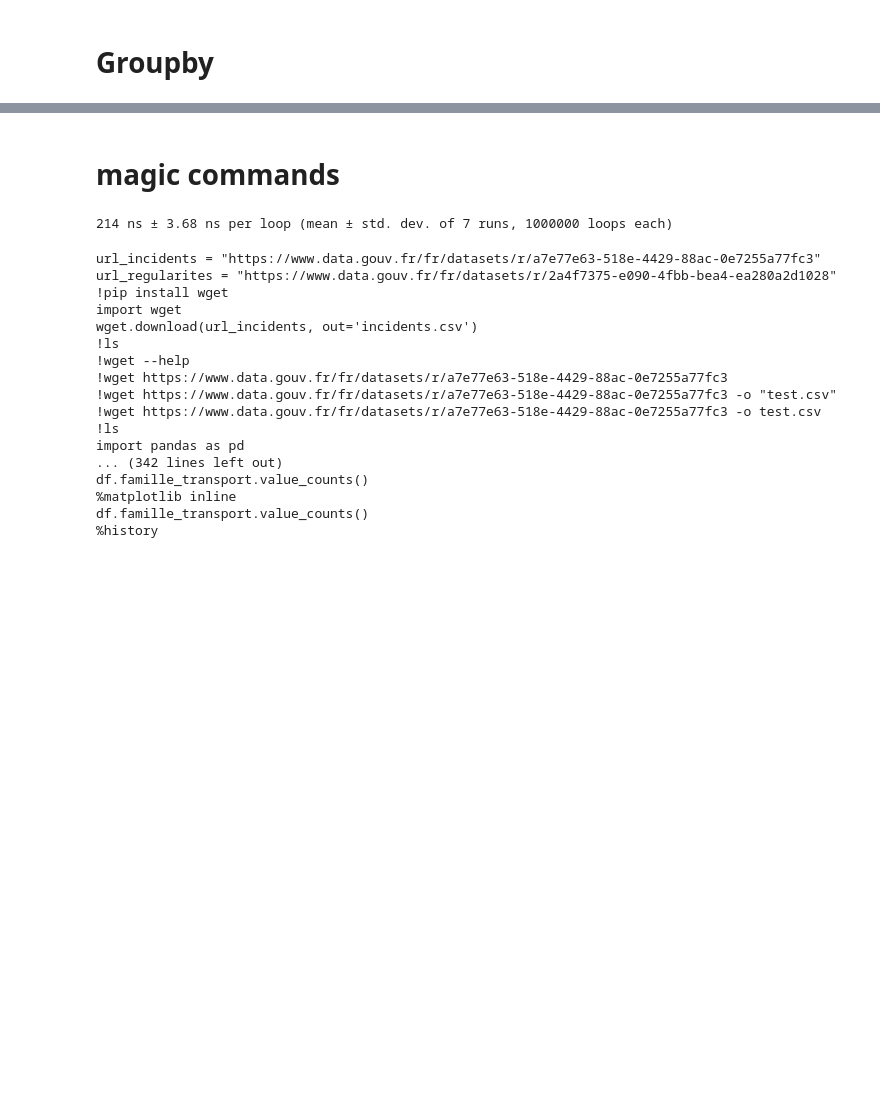
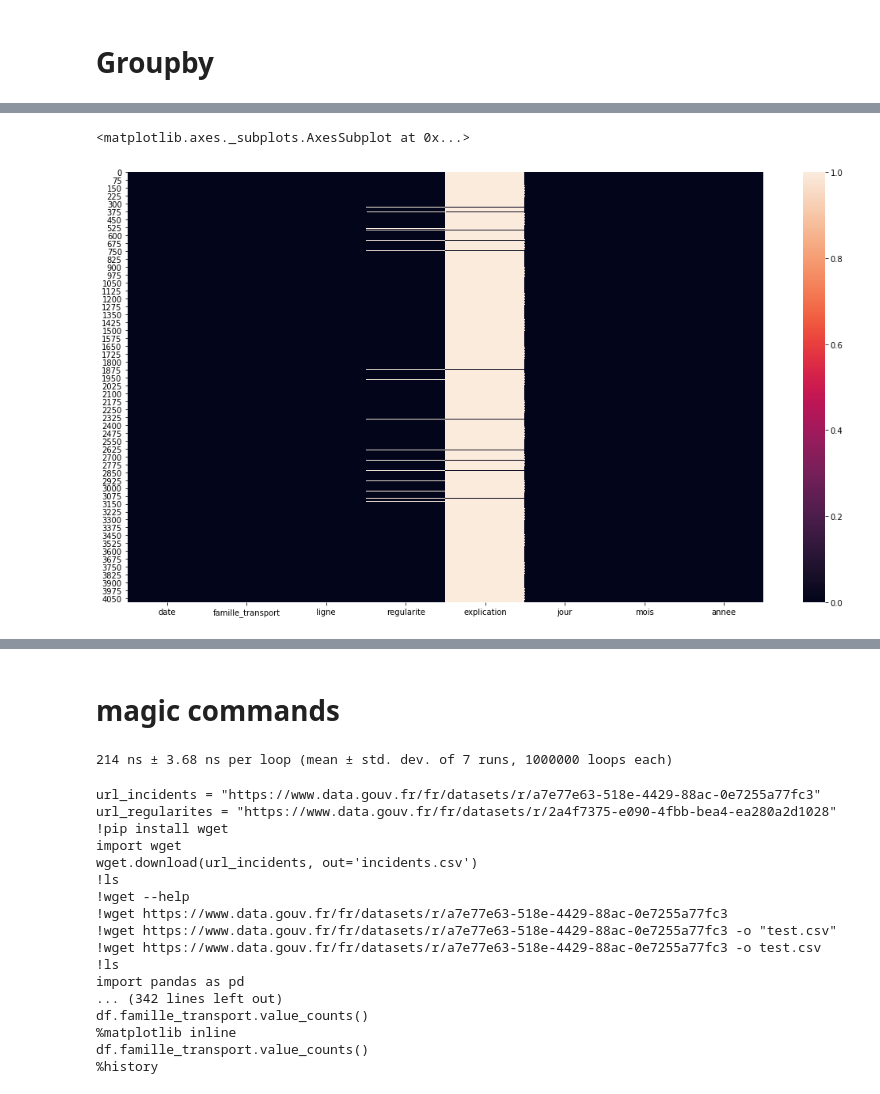
Before and after one commit to ClementRayer/test, a Jupyter notebook: td2_pandas_introduction.ipynb, the cells around one changed output, grey strips where cells are left out. Saved outputs shown, nothing was run; the diff lists cells and outputs as text; code cells hidden in the pictures; blank space fills up the shorter version.

```diff
--- a/td2_pandas_introduction.ipynb
+++ b/td2_pandas_introduction.ipynb
@@ -584,0 +1385,5 @@ df2[df2["test"]==3]
+# %%
+sns.heatmap(df.isna())
+# %% [output]
+<matplotlib.axes._subplots.AxesSubplot at 0x...>
+[figure, added]
```
Also changed, not shown: parts of 139 cells of this notebook.
